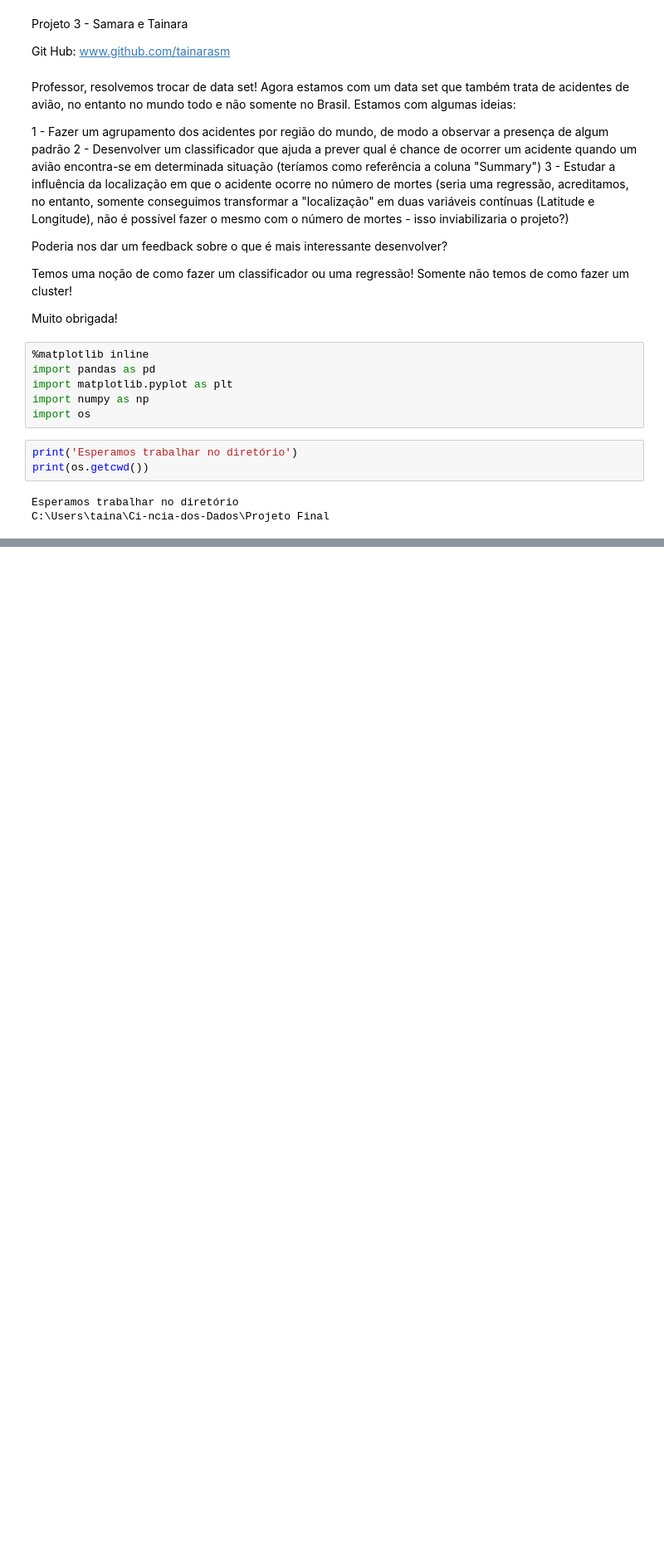
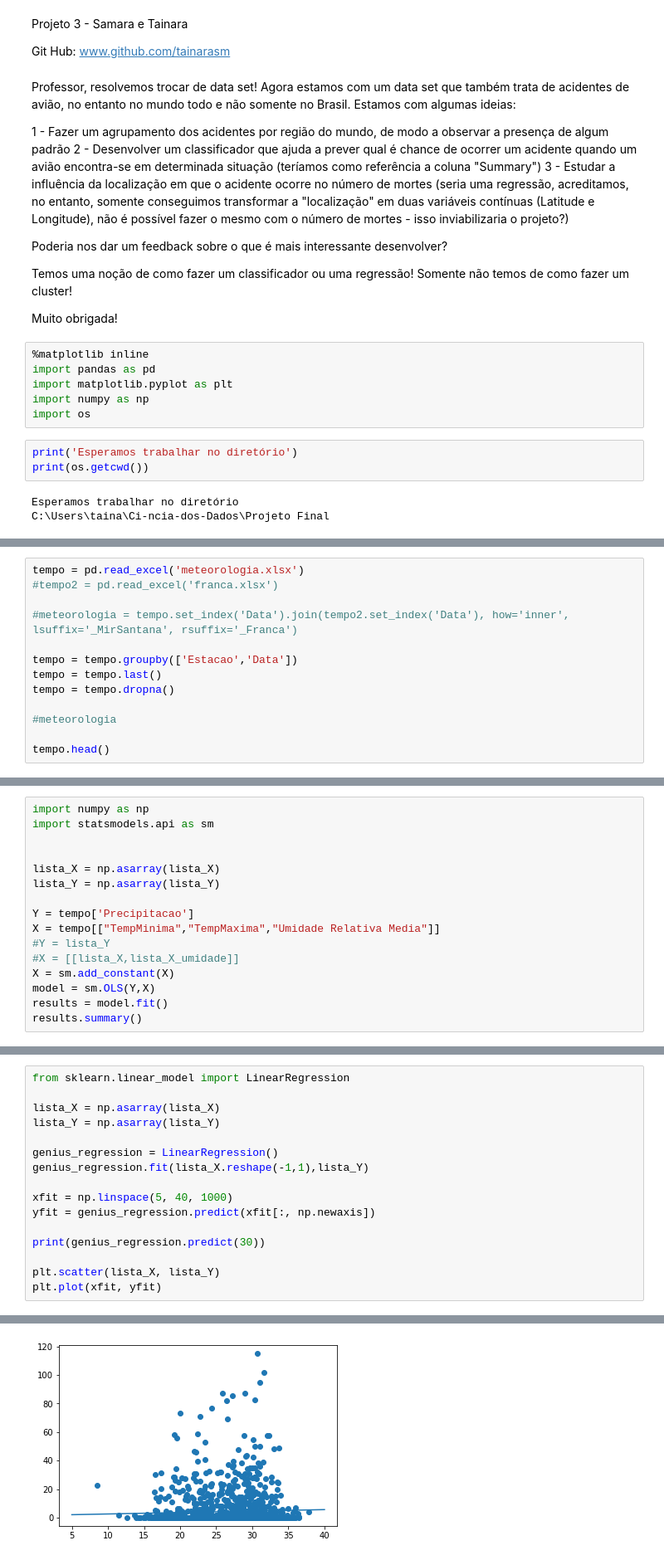
Before and after one commit to tainarasm/Ci-ncia-dos-Dados, a Jupyter notebook: Projeto Final/Projeto 3 - Ciência dos Dados.ipynb, the cells around one changed output, grey strips where cells are left out. Shown at 83% size. Drawn from its saved outputs; the diff is of its cells as text; blank space fills up the shorter version.

```diff
--- a/Projeto Final/Projeto 3 - Ciência dos Dados.ipynb
+++ b/Projeto Final/Projeto 3 - Ciência dos Dados.ipynb
@@ -50,0 +29,13 @@ acidentes = pd.read_excel('acidentes_de_aviao_desde_1908.xlsx')
+# %%
+tempo = pd.read_excel('meteorologia.xlsx')
+#tempo2 = pd.read_excel('franca.xlsx')
+
+#meteorologia = tempo.set_index('Data').join(tempo2.set_index('Data'), how='inner', lsuffix='_MirSantana', rsuffix='_Franca')
+
+tempo = tempo.groupby(['Estacao','Data'])
+tempo = tempo.last()
+tempo = tempo.dropna()
+
+#meteorologia
+
+tempo.head()
@@ -50,0 +90,16 @@ acidentes = pd.read_excel('acidentes_de_aviao_desde_1908.xlsx')
+# %%
+import numpy as np
+import statsmodels.api as sm
+
+
+lista_X = np.asarray(lista_X)
+lista_Y = np.asarray(lista_Y)
+
+Y = tempo['Precipitacao']
+X = tempo[["TempMinima","TempMaxima","Umidade Relativa Media"]]
+#Y = lista_Y
+#X = [[lista_X,lista_X_umidade]]
+X = sm.add_constant(X)
+model = sm.OLS(Y,X)
+results = model.fit()
+results.summary()
@@ -50,0 +126,17 @@ acidentes = pd.read_excel('acidentes_de_aviao_desde_1908.xlsx')
+# %%
+from sklearn.linear_model import LinearRegression
+
+lista_X = np.asarray(lista_X)
+lista_Y = np.asarray(lista_Y)
+
+genius_regression = LinearRegression()
+genius_regression.fit(lista_X.reshape(-1,1),lista_Y)
+
+xfit = np.linspace(5, 40, 1000)
+yfit = genius_regression.predict(xfit[:, np.newaxis])
+
+print(genius_regression.predict(30))
+
+plt.scatter(lista_X, lista_Y)
+plt.plot(xfit, yfit)
+# %% [output]
@@ -50,0 +145 @@ acidentes = pd.read_excel('acidentes_de_aviao_desde_1908.xlsx')
+[figure, added]
```
Also changed, not shown: parts of 12 cells of this notebook.
